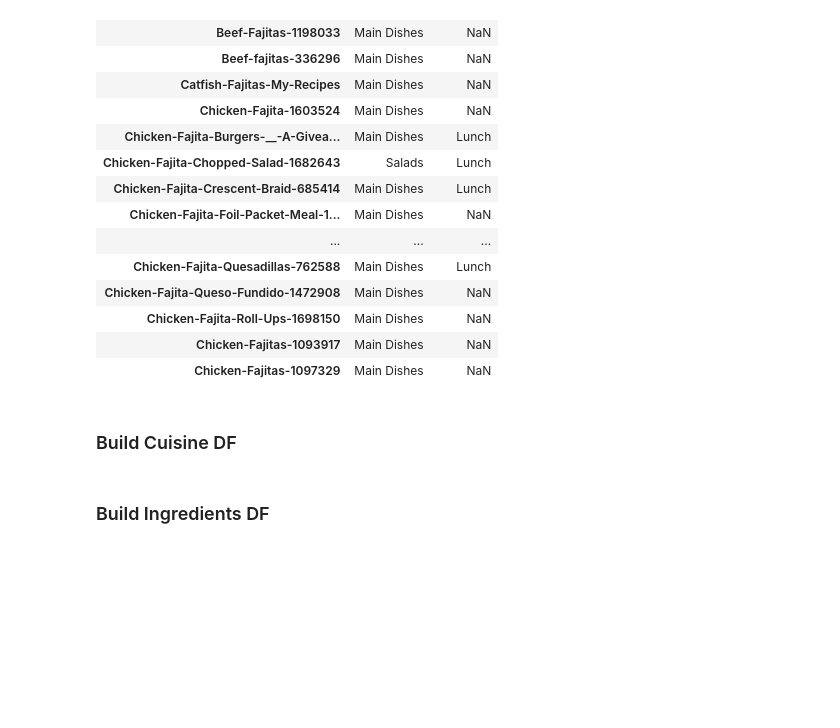
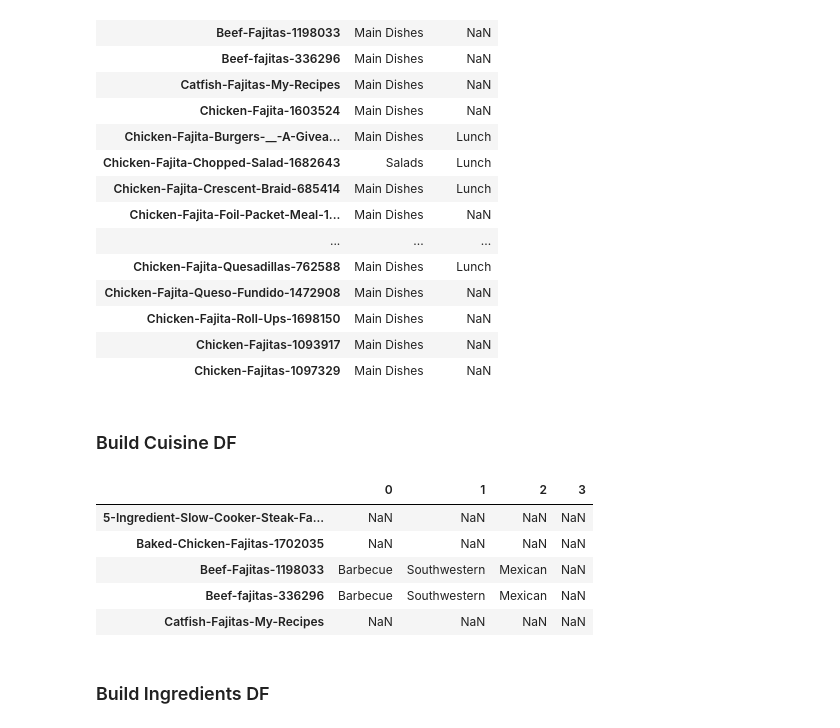
Before and after one commit to michaelshea88/Capstone, a Jupyter notebook: Yummly_API/Yummly.ipynb, the cells around one changed output. Cells and saved outputs as stored; diff of their text form; code cells hidden in the pictures; blank space fills up the shorter version.

Commit message:
retrieving recipe details

```diff
--- a/Yummly_API/Yummly.ipynb
+++ b/Yummly_API/Yummly.ipynb
@@ -349,6 +297,14 @@ courses_df.head(20)
 ### Build Cuisine DF
 # %%
 cuisine_df = pd.DataFrame(dict([ (k, pd.Series(v)) for k,v in cuisine_dict.iteritems() ])).transpose()
+cuisine_df.head(5)
+# %% [output]
+|  | 0 | 1 | 2 | 3 |
+| 5-Ingredient-Slow-Cooker-Steak-Fa... | NaN | NaN | NaN | NaN |
+| Baked-Chicken-Fajitas-1702035 | NaN | NaN | NaN | NaN |
+| Beef-Fajitas-1198033 | Barbecue | Southwestern | Mexican | NaN |
+| Beef-fajitas-336296 | Barbecue | Southwestern | Mexican | NaN |
+| Catfish-Fajitas-My-Recipes | NaN | NaN | NaN | NaN |
 # %% [markdown]
 ### Build Ingredients DF
 # %%
```
Also changed, not shown: parts of 19 cells of this notebook, 4 other files.
